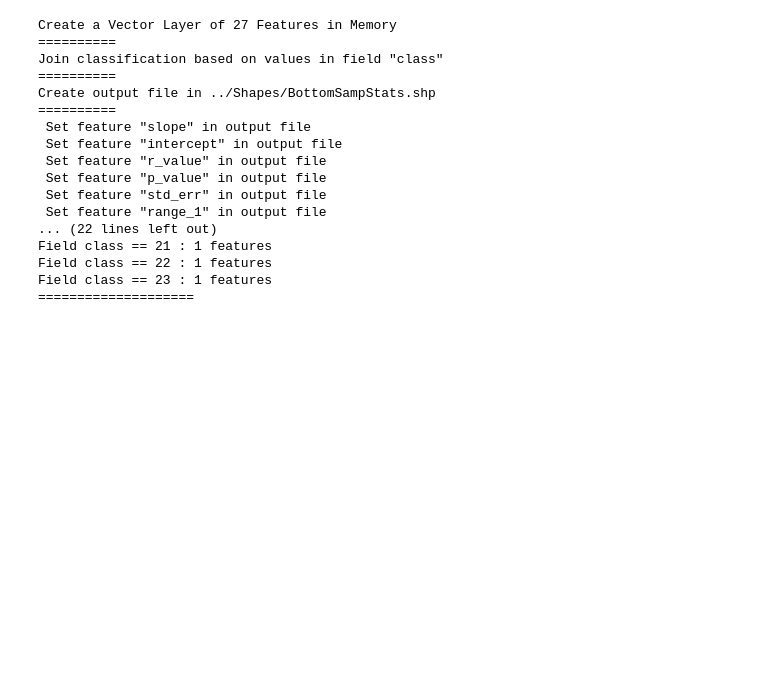
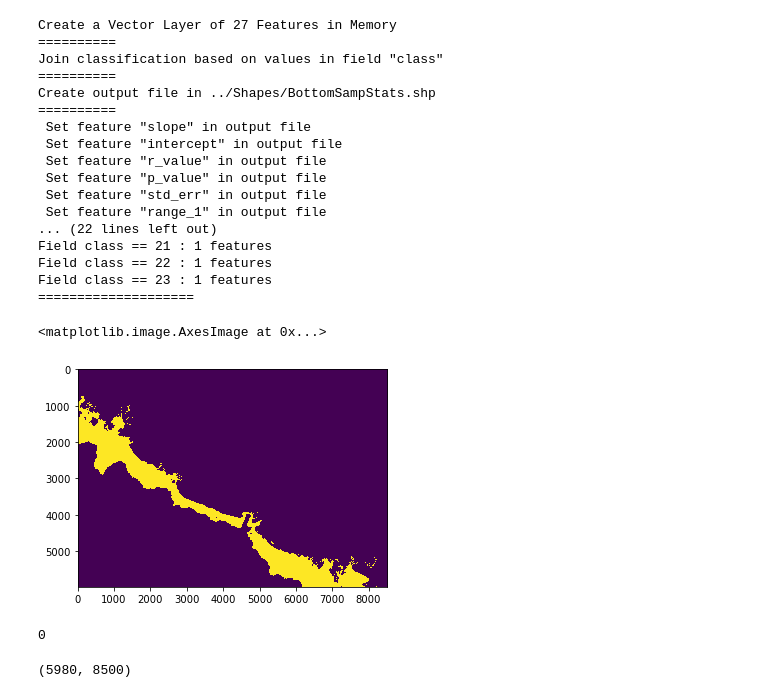
Before and after one commit to Seam8/SDB_Projects, a Jupyter notebook: Poe/Scripts/GetDII.ipynb, the cells around one changed output. Cells and saved outputs as stored; diff of their text form; code cells hidden in the pictures; blank space fills up the shorter version.

```diff
--- a/Poe/Scripts/GetDII.ipynb
+++ b/Poe/Scripts/GetDII.ipynb
@@ -180,3 +205,14 @@ Field class == 21 : 1 features
 Field class == 22 : 1 features
 Field class == 23 : 1 features
 ====================
+# %%
+ShapeFolder = '../../Poe/Shapes/'
+Lagoon = 'Mask/Lagoon.tif'
+
+ClassifyIndex = gdal.Open(ImagesFolder + Lagoon, gdal.GA_ReadOnly)
+ClassifyIndex = ClassifyIndex.GetRasterBand(1).ReadAsArray(xoff=0, yoff=5000, win_xsize=8500, win_ysize=5980).astype(bool)
+
+plt.imshow(ClassifyIndex)
+# %% [output]
+<matplotlib.image.AxesImage at 0x...>
+[figure, added]
@@ -182,0 +251,12 @@ Field class == 23 : 1 features
+# %%
+GlobalClassifIndex = np.logical_and(np.sum(ErMap, axis=2)==0, ClassifyIndex)
+TX = []
+for i in data.keys():
+    TX.append(data[i][:,:,0][GlobalClassifIndex])
+
+TX = np.stack(TX,axis=1)
+assert TX.shape[0] == np.sum(GlobalClassifIndex)
+assert np.sum(np.isnan(TX)) == 0
+print(np.sum(np.isnan(TX)))
+# %% [output]
+0
@@ -182,0 +265,4 @@ Field class == 23 : 1 features
+# %%
+GlobalClassifIndex.shape
+# %% [output]
+(5980, 8500)
```
Also changed, not shown: parts of 15 cells of this notebook.
